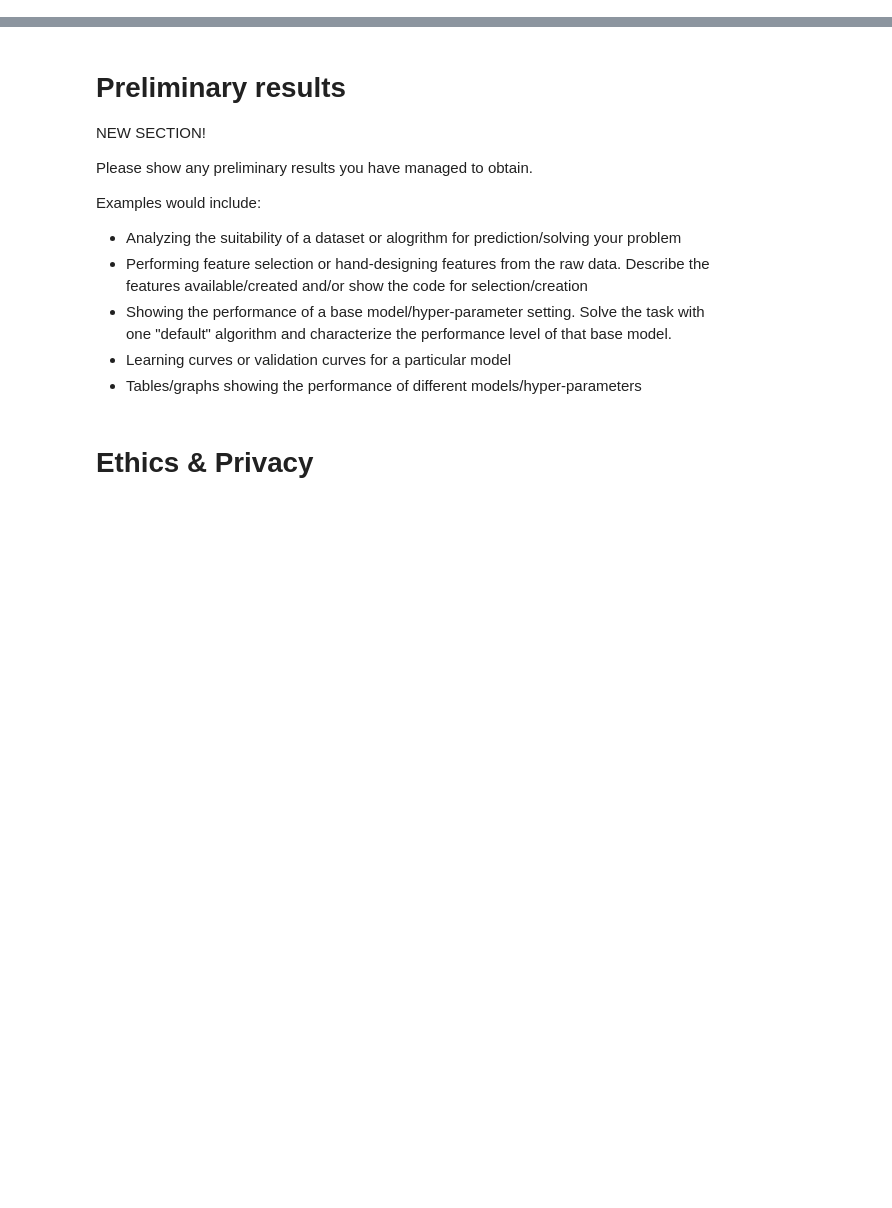
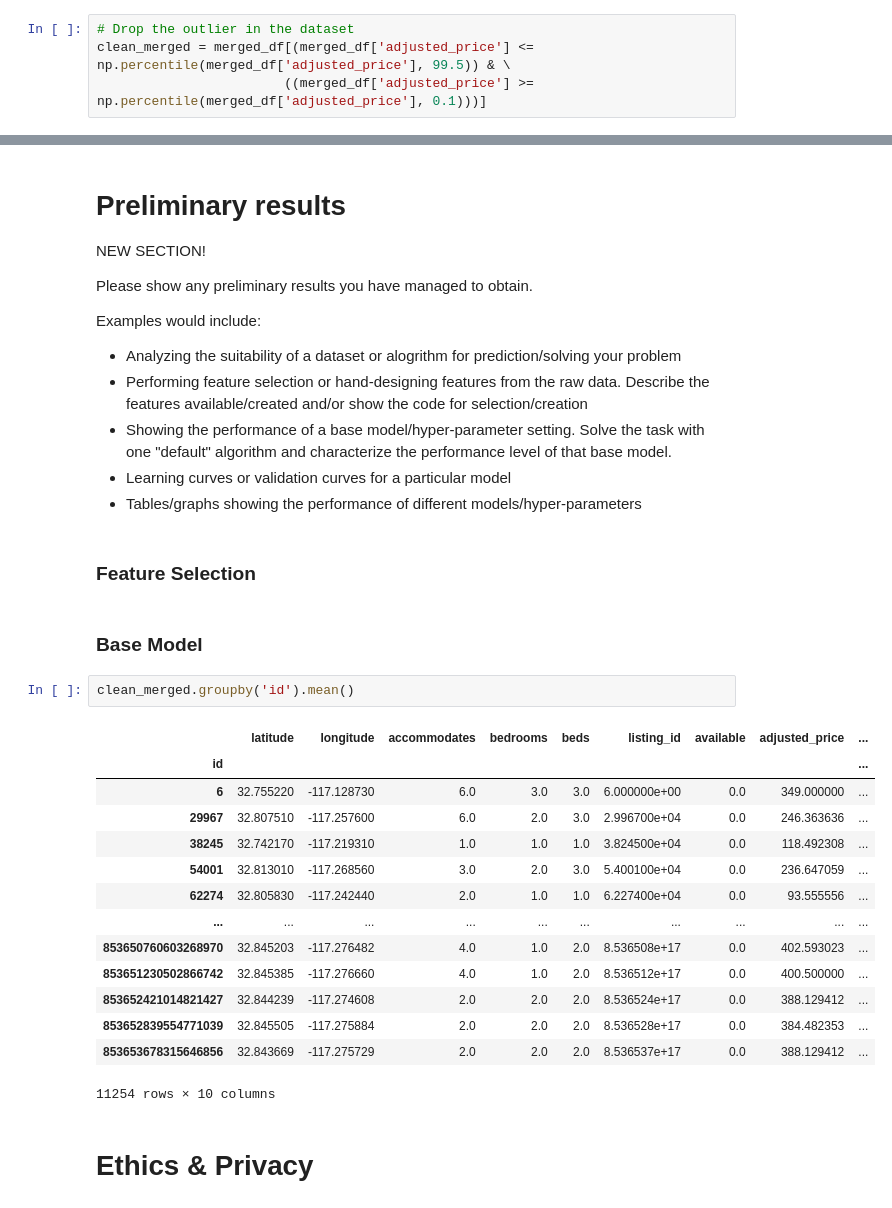
Before and after one commit to COGS118A/Group004-SP23, a Jupyter notebook: Checkpoint_Group004-SP23.ipynb, the cells around one changed output, grey strips where cells are left out. Saved outputs shown, nothing was run; the diff lists cells and outputs as text; blank space fills up the shorter version.

Commit message:
added new clean_merged df

```diff
--- a/Checkpoint_Group004-SP23.ipynb
+++ b/Checkpoint_Group004-SP23.ipynb
@@ -228,3 +212,7 @@ merged_df['adjusted_price'].quantile(.95)
+# %%
+# Drop the outlier in the dataset
+clean_merged = merged_df[(merged_df['adjusted_price'] <= np.percentile(merged_df['adjusted_price'], 99.5)) & \
+                        ((merged_df['adjusted_price'] >= np.percentile(merged_df['adjusted_price'], 0.1)))]
 # %%
 plt.hist(merged_df['adjusted_price'], range=[0,975], bins = 100)
 plt.title("Histogram of Adjusted Price")
@@ -355,6 +343,27 @@ Examples would include:
 - Showing the performance of a base model/hyper-parameter setting.  Solve the task with one "default" algorithm and characterize the performance level of that base model.
 - Learning curves or validation curves for a particular model
 - Tables/graphs showing the performance of different models/hyper-parameters
+# %% [markdown]
+### Feature Selection
+# %% [markdown]
+### Base Model
+# %%
+clean_merged.groupby('id').mean()
+# %% [output]
+|  | latitude | longitude | accommodates | bedrooms | beds | listing_id | available | adjusted_price | ... |
+| id |  |  |  |  |  |  |  |  | ... |
+| 6 | 32.755220 | -117.128730 | 6.0 | 3.0 | 3.0 | 6.000000e+00 | 0.0 | 349.000000 | ... |
+| 29967 | 32.807510 | -117.257600 | 6.0 | 2.0 | 3.0 | 2.996700e+04 | 0.0 | 246.363636 | ... |
+| 38245 | 32.742170 | -117.219310 | 1.0 | 1.0 | 1.0 | 3.824500e+04 | 0.0 | 118.492308 | ... |
+| 54001 | 32.813010 | -117.268560 | 3.0 | 2.0 | 3.0 | 5.400100e+04 | 0.0 | 236.647059 | ... |
+| 62274 | 32.805830 | -117.242440 | 2.0 | 1.0 | 1.0 | 6.227400e+04 | 0.0 | 93.555556 | ... |
+| ... | ... | ... | ... | ... | ... | ... | ... | ... | ... |
+| 853650760603268970 | 32.845203 | -117.276482 | 4.0 | 1.0 | 2.0 | 8.536508e+17 | 0.0 | 402.593023 | ... |
+| 853651230502866742 | 32.845385 | -117.276660 | 4.0 | 1.0 | 2.0 | 8.536512e+17 | 0.0 | 400.500000 | ... |
+| 853652421014821427 | 32.844239 | -117.274608 | 2.0 | 2.0 | 2.0 | 8.536524e+17 | 0.0 | 388.129412 | ... |
+| 853652839554771039 | 32.845505 | -117.275884 | 2.0 | 2.0 | 2.0 | 8.536528e+17 | 0.0 | 384.482353 | ... |
+| 853653678315646856 | 32.843669 | -117.275729 | 2.0 | 2.0 | 2.0 | 8.536537e+17 | 0.0 | 388.129412 | ... |
+11254 rows × 10 columns
 # %% [markdown]
 # Ethics & Privacy
 # %% [markdown]
```
Also changed, not shown: parts of 7 cells of this notebook.
